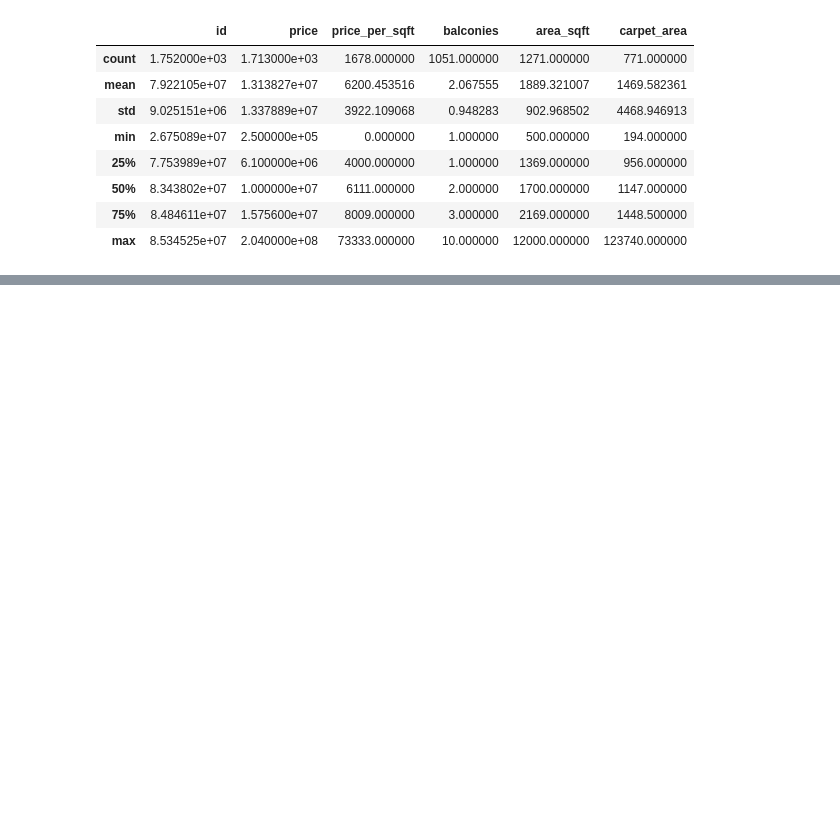
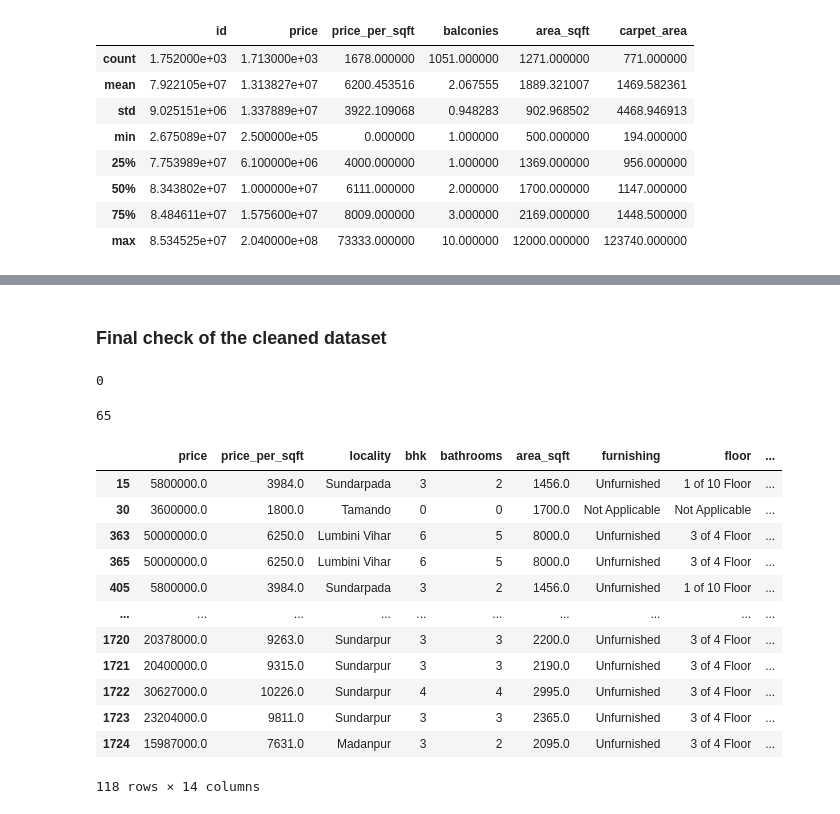
Before and after one commit to Abhisek8895/real-estate-price-prediction, a Jupyter notebook: notebooks/01_data_cleaning.ipynb, the cells around one changed output, grey strips where cells are left out. Cells and saved outputs as stored; diff of their text form; code cells hidden in the pictures; blank space fills up the shorter version.

Commit message:
Complete data cleaning for real estate dataset

```diff
--- a/notebooks/01_data_cleaning.ipynb
+++ b/notebooks/01_data_cleaning.ipynb
@@ -424,0 +793,26 @@ Name: count, dtype: int64
+# %% [markdown]
+### Final check of the cleaned dataset
+# %%
+df.isnull().sum().sum()
+# %% [output]
+0
+# %%
+df.duplicated().sum()
+# %% [output]
+65
+# %%
+df[df.duplicated(keep=False)]
+# %% [output]
+|  | price | price_per_sqft | locality | bhk | bathrooms | area_sqft | furnishing | floor | ... |
+| 15 | 5800000.0 | 3984.0 | Sundarpada | 3 | 2 | 1456.0 | Unfurnished | 1 of 10 Floor | ... |
+| 30 | 3600000.0 | 1800.0 | Tamando | 0 | 0 | 1700.0 | Not Applicable | Not Applicable | ... |
+| 363 | 50000000.0 | 6250.0 | Lumbini Vihar | 6 | 5 | 8000.0 | Unfurnished | 3 of 4 Floor | ... |
+| 365 | 50000000.0 | 6250.0 | Lumbini Vihar | 6 | 5 | 8000.0 | Unfurnished | 3 of 4 Floor | ... |
+| 405 | 5800000.0 | 3984.0 | Sundarpada | 3 | 2 | 1456.0 | Unfurnished | 1 of 10 Floor | ... |
+| ... | ... | ... | ... | ... | ... | ... | ... | ... | ... |
+| 1720 | 20378000.0 | 9263.0 | Sundarpur | 3 | 3 | 2200.0 | Unfurnished | 3 of 4 Floor | ... |
+| 1721 | 20400000.0 | 9315.0 | Sundarpur | 3 | 3 | 2190.0 | Unfurnished | 3 of 4 Floor | ... |
+| 1722 | 30627000.0 | 10226.0 | Sundarpur | 4 | 4 | 2995.0 | Unfurnished | 3 of 4 Floor | ... |
+| 1723 | 23204000.0 | 9811.0 | Sundarpur | 3 | 3 | 2365.0 | Unfurnished | 3 of 4 Floor | ... |
+| 1724 | 15987000.0 | 7631.0 | Madanpur | 3 | 2 | 2095.0 | Unfurnished | 3 of 4 Floor | ... |
+118 rows × 14 columns
```
Also changed, not shown: parts of 153 cells of this notebook.
